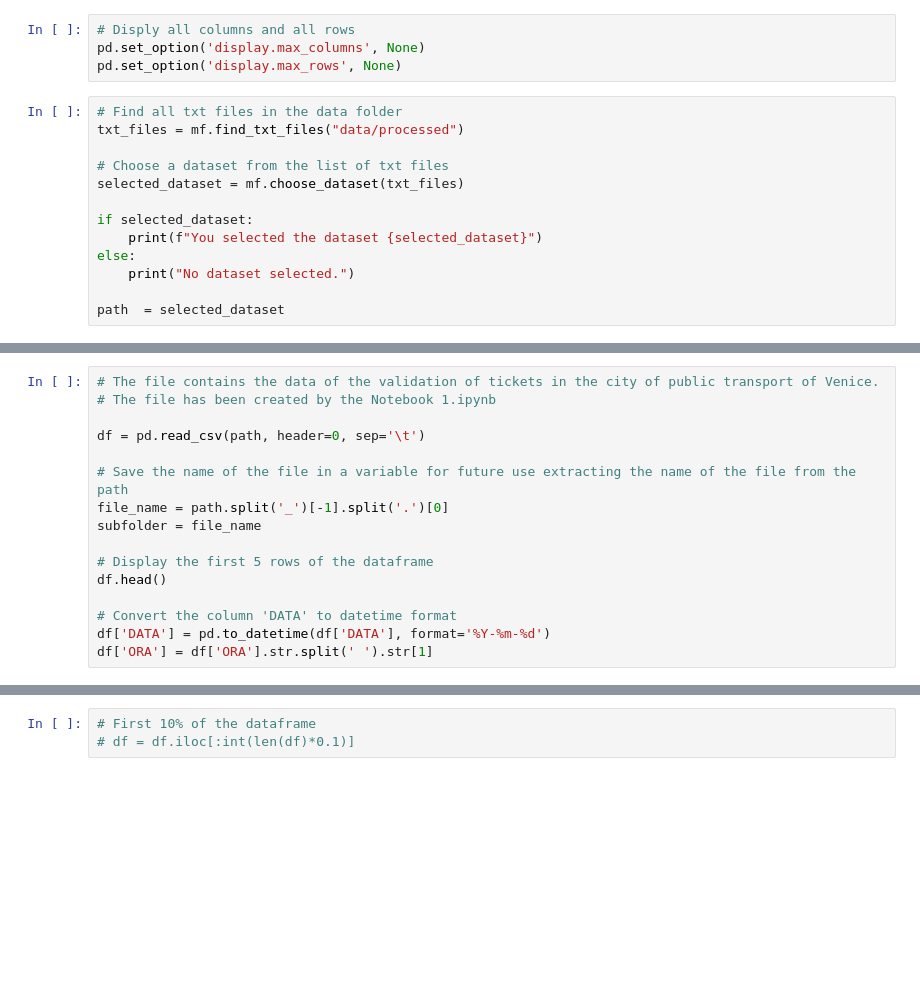
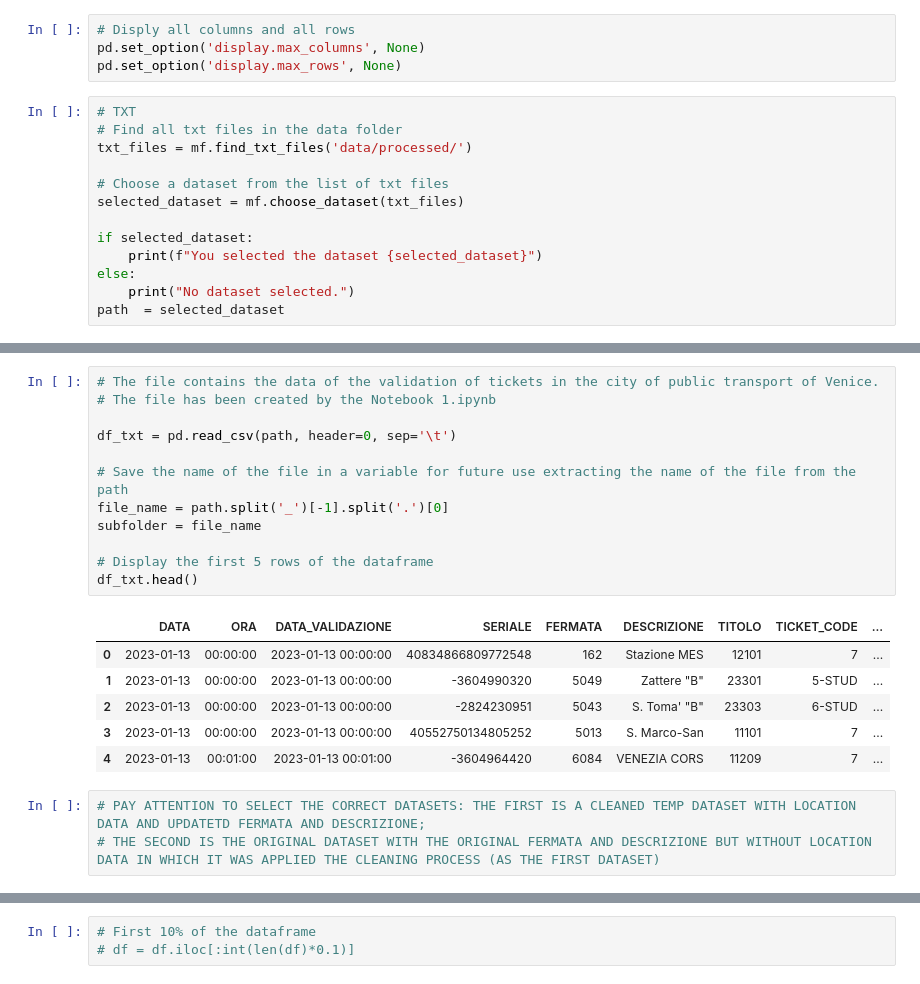
Before and after one commit to matteograzioso1/Tirocinio-Progetto-MASTER, a Jupyter notebook: Notebook 2.ipynb, the cells around one changed output, grey strips where cells are left out. Drawn from its saved outputs; the diff is of its cells as text; blank space fills up the shorter version.

```diff
--- a/Notebook 2.ipynb
+++ b/Notebook 2.ipynb
@@ -20,8 +20,9 @@ import myfunctions as mf # Custom functions
 pd.set_option('display.max_columns', None)
 pd.set_option('display.max_rows', None)
 # %%
+# TXT
 # Find all txt files in the data folder
-txt_files = mf.find_txt_files("data/processed")
+txt_files = mf.find_txt_files('data/processed/')
 
 # Choose a dataset from the list of txt files
 selected_dataset = mf.choose_dataset(txt_files)
@@ -30,5 +31,4 @@ if selected_dataset:
     print(f"You selected the dataset {selected_dataset}")
 else:
     print("No dataset selected.")
-
 path  = selected_dataset
@@ -35,16 +53,22 @@ path  = selected_dataset
 # %%
 # The file contains the data of the validation of tickets in the city of public transport of Venice.
 # The file has been created by the Notebook 1.ipynb
 
-df = pd.read_csv(path, header=0, sep='\t')
+df_txt = pd.read_csv(path, header=0, sep='\t')
 
 # Save the name of the file in a variable for future use extracting the name of the file from the path
 file_name = path.split('_')[-1].split('.')[0]
 subfolder = file_name
 
 # Display the first 5 rows of the dataframe
-df.head()
-
-# Convert the column 'DATA' to datetime format
-df['DATA'] = pd.to_datetime(df['DATA'], format='%Y-%m-%d')
-df['ORA'] = df['ORA'].str.split(' ').str[1]
+df_txt.head()
+# %% [output]
+|  | DATA | ORA | DATA_VALIDAZIONE | SERIALE | FERMATA | DESCRIZIONE | TITOLO | TICKET_CODE | ... |
+| 0 | 2023-01-13 | 00:00:00 | 2023-01-13 00:00:00 | 40834866809772548 | 162 | Stazione MES | 12101 | 7 | ... |
+| 1 | 2023-01-13 | 00:00:00 | 2023-01-13 00:00:00 | -3604990320 | 5049 | Zattere "B" | 23301 | 5-STUD | ... |
+| 2 | 2023-01-13 | 00:00:00 | 2023-01-13 00:00:00 | -2824230951 | 5043 | S. Toma' "B" | 23303 | 6-STUD | ... |
+| 3 | 2023-01-13 | 00:00:00 | 2023-01-13 00:00:00 | 40552750134805252 | 5013 | S. Marco-San | 11101 | 7 | ... |
+| 4 | 2023-01-13 | 00:01:00 | 2023-01-13 00:01:00 | -3604964420 | 6084 | VENEZIA CORS | 11209 | 7 | ... |
+# %%
+# PAY ATTENTION TO SELECT THE CORRECT DATASETS: THE FIRST IS A CLEANED TEMP DATASET WITH LOCATION DATA AND UPDATETD FERMATA AND DESCRIZIONE;
+# THE SECOND IS THE ORIGINAL DATASET WITH THE ORIGINAL FERMATA AND DESCRIZIONE BUT WITHOUT LOCATION DATA IN WHICH IT WAS APPLIED THE CLEANING PROCESS (AS THE FIRST DATASET)
```
Also changed, not shown: parts of 20 cells of this notebook, 3 other files.
